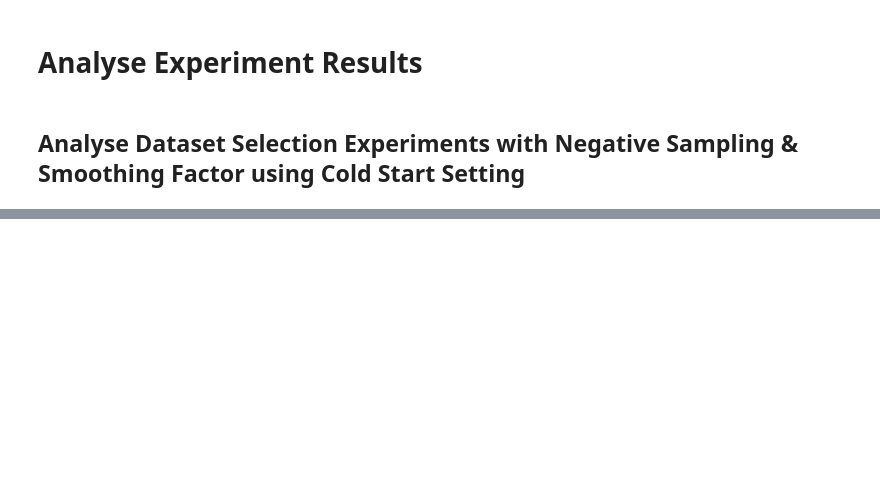
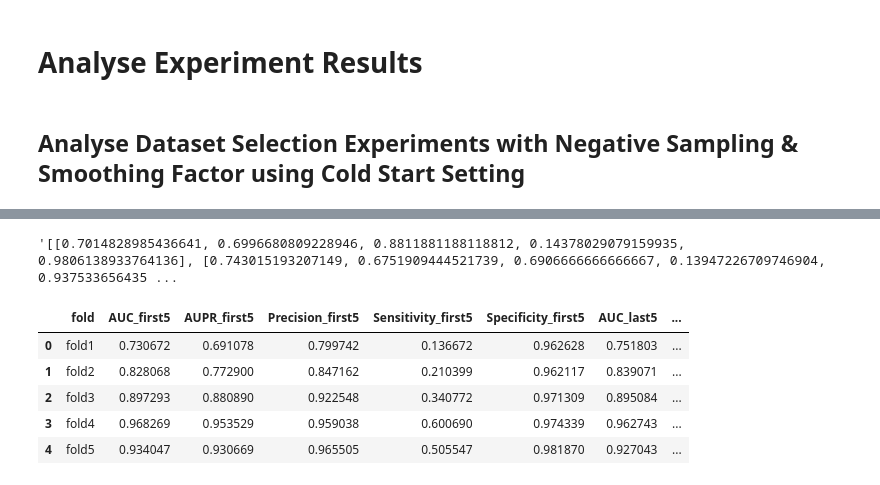
Before and after one commit to Gavision97/MAFusionPPI, a Jupyter notebook: jupterlab/analyse_exp_res_ds_smoo_neg.ipynb, the cells around one changed output, grey strips where cells are left out. Drawn from its saved outputs; the diff is of its cells as text; code cells hidden in the pictures; blank space fills up the shorter version.

```diff
--- a/jupterlab/analyse_exp_res_ds_smoo_neg.ipynb
+++ b/jupterlab/analyse_exp_res_ds_smoo_neg.ipynb
@@ -261,0 +273,4 @@ exp_df.to_csv(PREPROCESSED_EXP_1503_PATH, index=False)
+# %%
+best_exp_df.iloc[0, 0]
+# %% [output]
+'[[0.7014828985436641, 0.6996680809228946, 0.8811881188118812, 0.14378029079159935, 0.9806138933764136], [0.743015193207149, 0.6751909444521739, 0.6906666666666667, 0.13947226709746904, 0.937533656435 ...
@@ -261,0 +279,63 @@ exp_df.to_csv(PREPROCESSED_EXP_1503_PATH, index=False)
+# %%
+import pandas as pd
+import numpy as np
+import ast
+
+# example: keep only one experiment, only fold columns
+best_exp_df = exp_df[exp_df['exp'] == 'dataset_neg_fct_5_smoo_fct_0.9_1503@j6'].iloc[:, 2:].copy()
+
+fold_cols = best_exp_df.columns.tolist()
+
+# parse each fold cell from string -> python list
+for fold in fold_cols:
+    best_exp_df[fold] = best_exp_df[fold].apply(lambda x: ast.literal_eval(x) if isinstance(x, str) else x)
+
+# take the single row
+row = best_exp_df.iloc[0]
+
+def avg_first_last_5(exp_list):
+    arr = np.array(exp_list, dtype=float)   # expected shape: (10, 5)
+
+    if arr.shape != (10, 5):
+        raise ValueError(f"Expected shape (10, 5), got {arr.shape}")
+
+    first5 = arr[:5].mean(axis=0)
+    last5 = arr[5:].mean(axis=0)
+
+    return {
+        "AUC_first5": first5[0],
+        "AUPR_first5": first5[1],
+        "Precision_first5": first5[2],
+        "Sensitivity_first5": first5[3],
+        "Specificity_first5": first5[4],
+
+        "AUC_last5": last5[0],
+        "AUPR_last5": last5[1],
+        "Precision_last5": last5[2],
+        "Sensitivity_last5": last5[3],
+        "Specificity_last5": last5[4],
+    }
+
+# per-fold summary
+per_fold_results = {}
+
+for fold in fold_cols:
+    per_fold_results[fold] = avg_first_last_5(row[fold])
+
+per_fold_df = pd.DataFrame(per_fold_results).T
+per_fold_df.index.name = "fold"
+per_fold_df = per_fold_df.reset_index()
+
+# add differences: last5 - first5
+metrics = ["AUC", "AUPR", "Precision", "Sensitivity", "Specificity"]
+for metric in metrics:
+    per_fold_df[f"{metric}_diff"] = per_fold_df[f"{metric}_last5"] - per_fold_df[f"{metric}_first5"]
+
+display(per_fold_df)
+# %% [output]
+|  | fold | AUC_first5 | AUPR_first5 | Precision_first5 | Sensitivity_first5 | Specificity_first5 | AUC_last5 | ... |
+| 0 | fold1 | 0.730672 | 0.691078 | 0.799742 | 0.136672 | 0.962628 | 0.751803 | ... |
+| 1 | fold2 | 0.828068 | 0.772900 | 0.847162 | 0.210399 | 0.962117 | 0.839071 | ... |
+| 2 | fold3 | 0.897293 | 0.880890 | 0.922548 | 0.340772 | 0.971309 | 0.895084 | ... |
+| 3 | fold4 | 0.968269 | 0.953529 | 0.959038 | 0.600690 | 0.974339 | 0.962743 | ... |
+| 4 | fold5 | 0.934047 | 0.930669 | 0.965505 | 0.505547 | 0.981870 | 0.927043 | ... |
```
Also changed, not shown: parts of 22 cells of this notebook, 33 other files.
